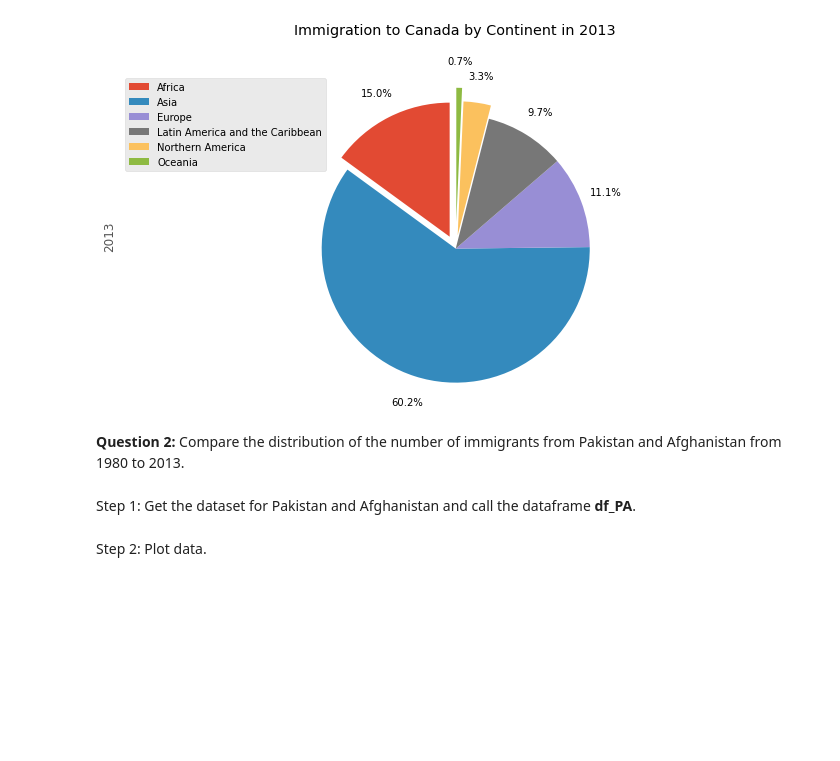
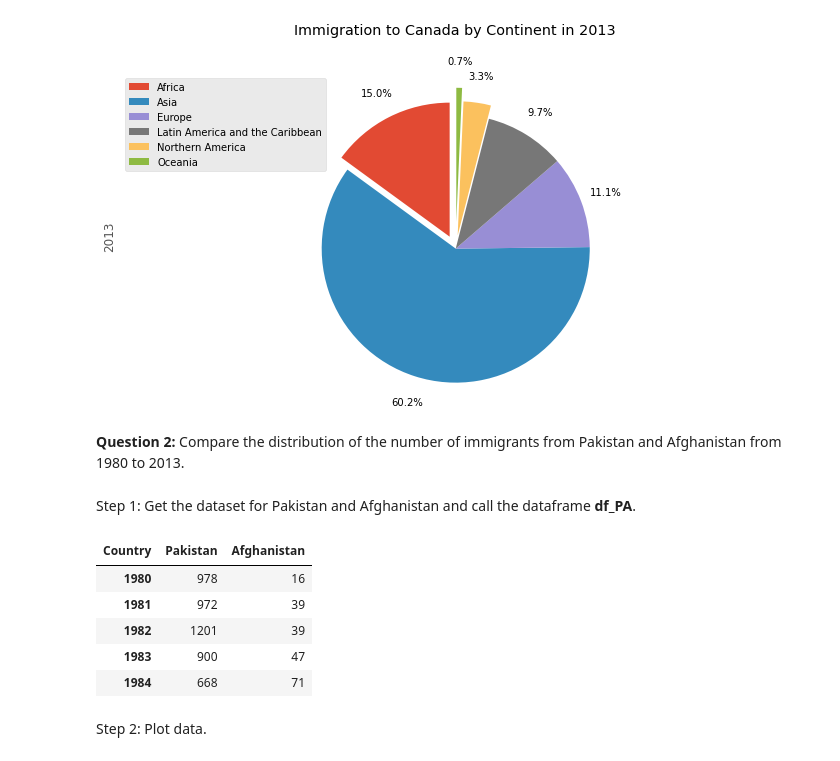
Before and after one commit to farisazizy/data-visualization-assignment, a Jupyter notebook: 1301194003_Visualization_Tools_2_assignment.ipynb, the cells around one changed output. Cells and saved outputs as stored; diff of their text form; code cells hidden in the pictures; blank space fills up the shorter version.

```diff
--- a/1301194003_Visualization_Tools_2_assignment.ipynb
+++ b/1301194003_Visualization_Tools_2_assignment.ipynb
@@ -86,5 +87,15 @@ plt.show()
 Step 1: Get the dataset for Pakistan and Afghanistan and call the dataframe **df_PA**.
 # %%
 ### type your answer here
+
+df_PA= df_can.loc[['Pakistan', 'Afghanistan'], years].transpose()
+df_PA.head()
+# %% [output]
+| Country | Pakistan | Afghanistan |
+| 1980 | 978 | 16 |
+| 1981 | 972 | 39 |
+| 1982 | 1201 | 39 |
+| 1983 | 900 | 47 |
+| 1984 | 668 | 71 |
 # %% [markdown]
 Step 2: Plot data.
```
Also changed, not shown: parts of 12 cells of this notebook, 1 other file.
